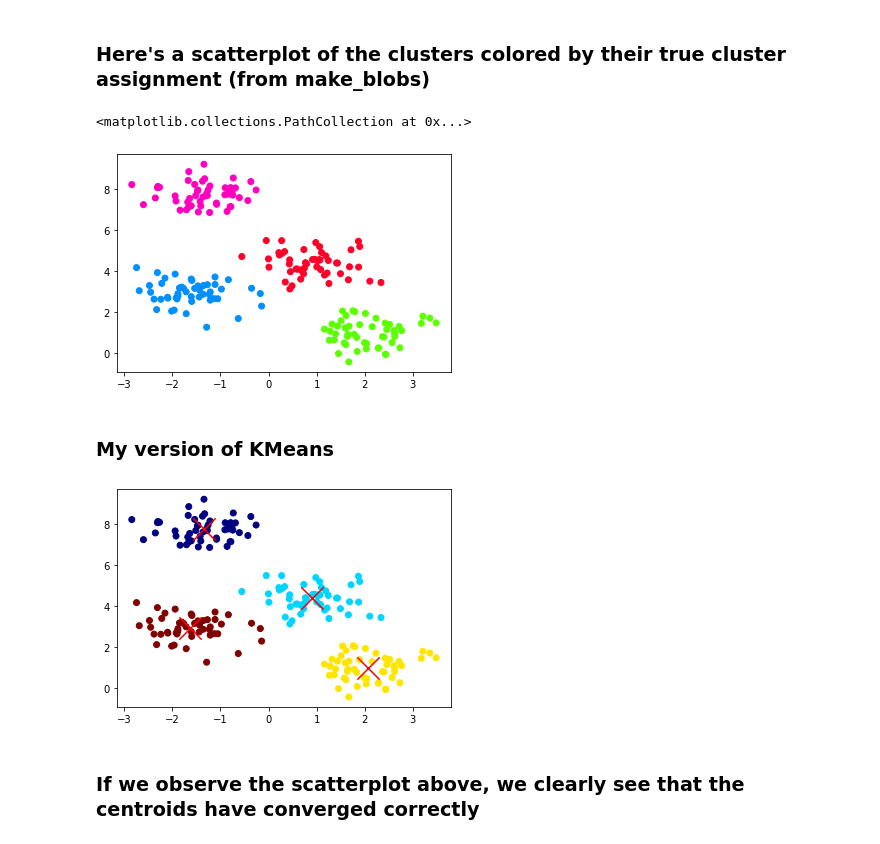
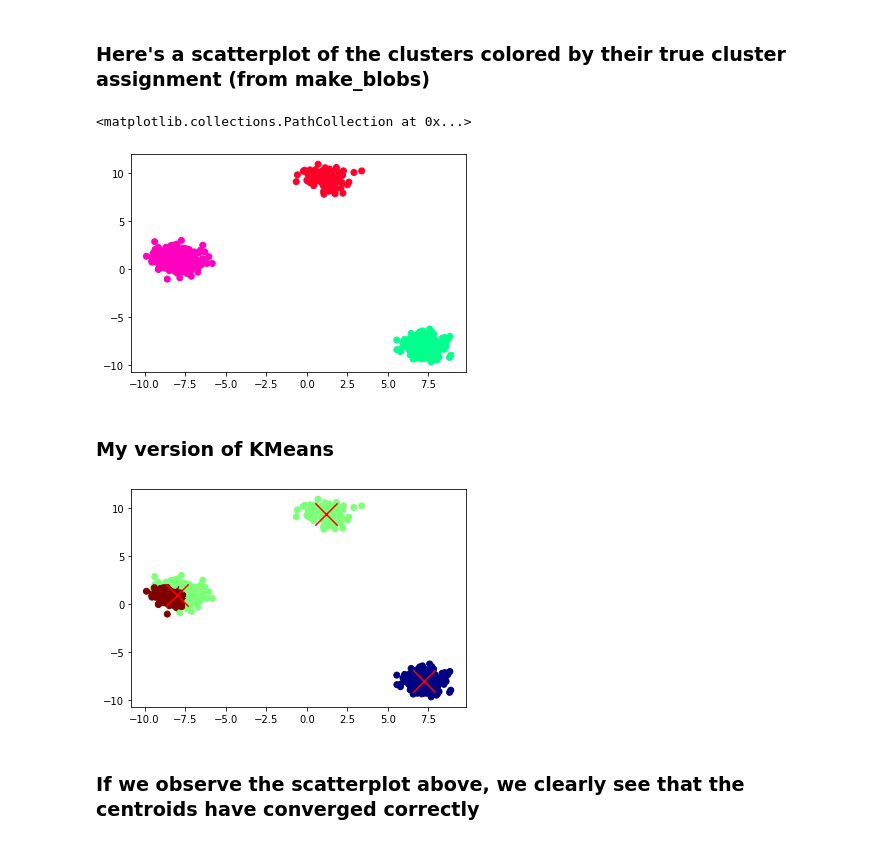
Before and after one commit to CS486-Fall2020/Clustering---KMeans, a Jupyter notebook: modules/Driver.ipynb, the cells around one changed output. Drawn from its saved outputs; the diff is of its cells as text; code cells hidden in the pictures.

Commit message:
Some progress in balanced kmeans.

```diff
--- a/modules/Driver.ipynb
+++ b/modules/Driver.ipynb
@@ -9,19 +10,19 @@ import numpy as np
 # %% [markdown]
 ### Let's make some clusters with make_blob
 # %%
-    X, assignment= make_blobs(n_samples=200, centers=4, cluster_std=0.60, random_state=0)
+    X, assignment= make_blobs(n_samples=[100, 200, 300], cluster_std=0.70)
 # %% [markdown]
 ### Here's a scatterplot of the clusters colored by their true cluster assignment (from make_blobs)
 # %%
 plt.scatter(X[:,0], X[:,1], c=assignment, cmap='gist_rainbow')
 # %% [output]
 <matplotlib.collections.PathCollection at 0x...>
-[figure, old version]
+[figure, new version]
 # %% [markdown]
 ### My version of KMeans
 # %%
 #Creating an instance of KMeans with 4 clusters and the default of 100 max iterations
-km = kmeans(k=4)
+km = kmeans(k=3, balanced=False)
 
 #Let's get the output of fitting kmeans to X
 output = km.fit(X)
@@ -34,12 +35,12 @@ cluster_assignments = output[0]
 cluster_centroids = np.array(output[1])
 # %%
 #Let's draw all the datapoints in X colored by their cluster assignments
-plt.scatter(X[:,0], X[:,1], c=cluster_assignments, cmap='jet')
+plt.scatter(output[2][:,0], output[2][:,1], c=cluster_assignments, cmap='jet')
 
 #Let's draw a red cross for the center of each cluster
 plt.scatter(cluster_centroids[:, 0], cluster_centroids[:, 1], s=500, c='red', marker="x")
 plt.show()
 # %% [output]
-[figure, old version]
+[figure, new version]
 # %% [markdown]
 ### If we observe the scatterplot above, we clearly see that the centroids have converged correctly
```
Also changed, not shown: parts of 3 cells of this notebook, 1 other file.
